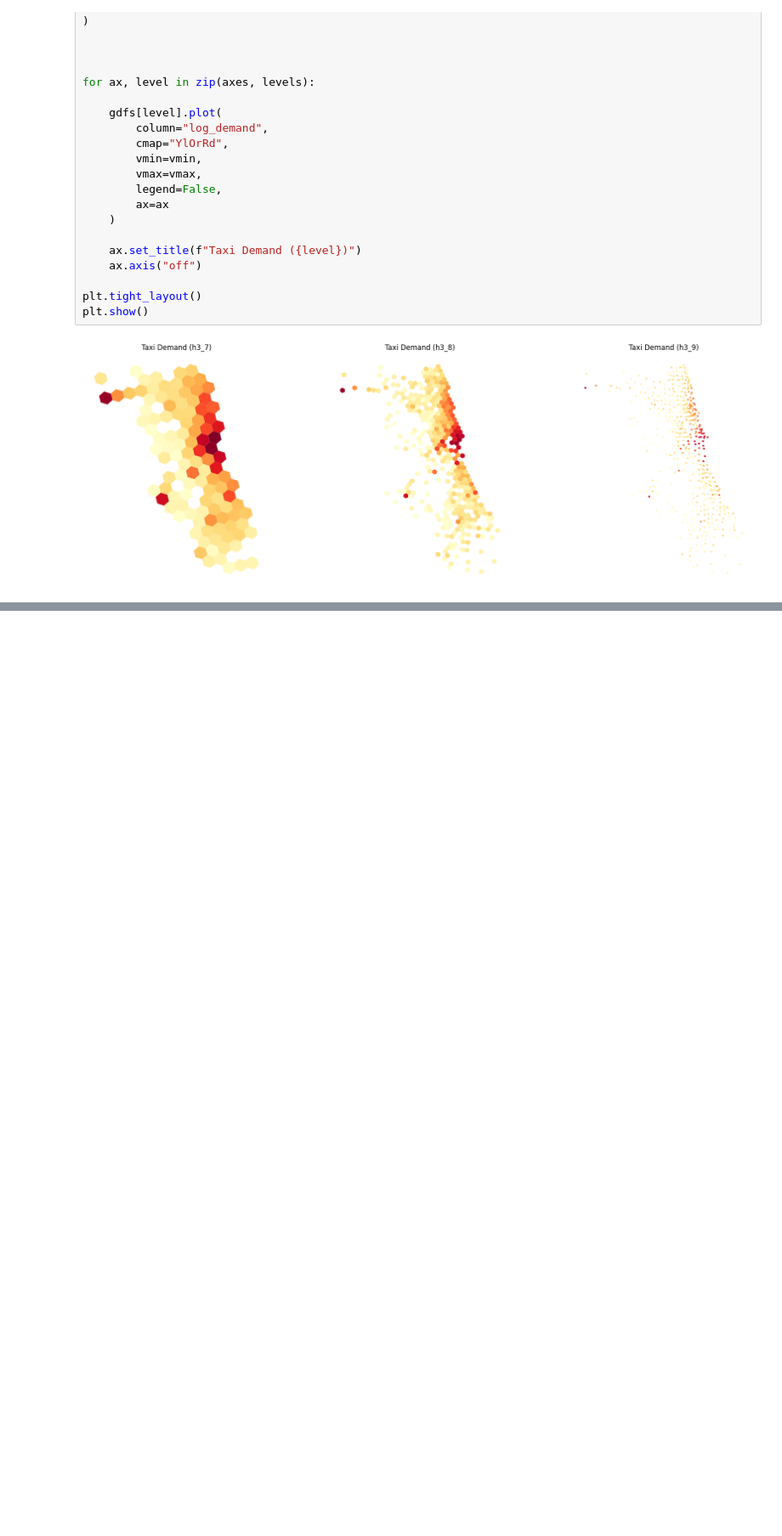
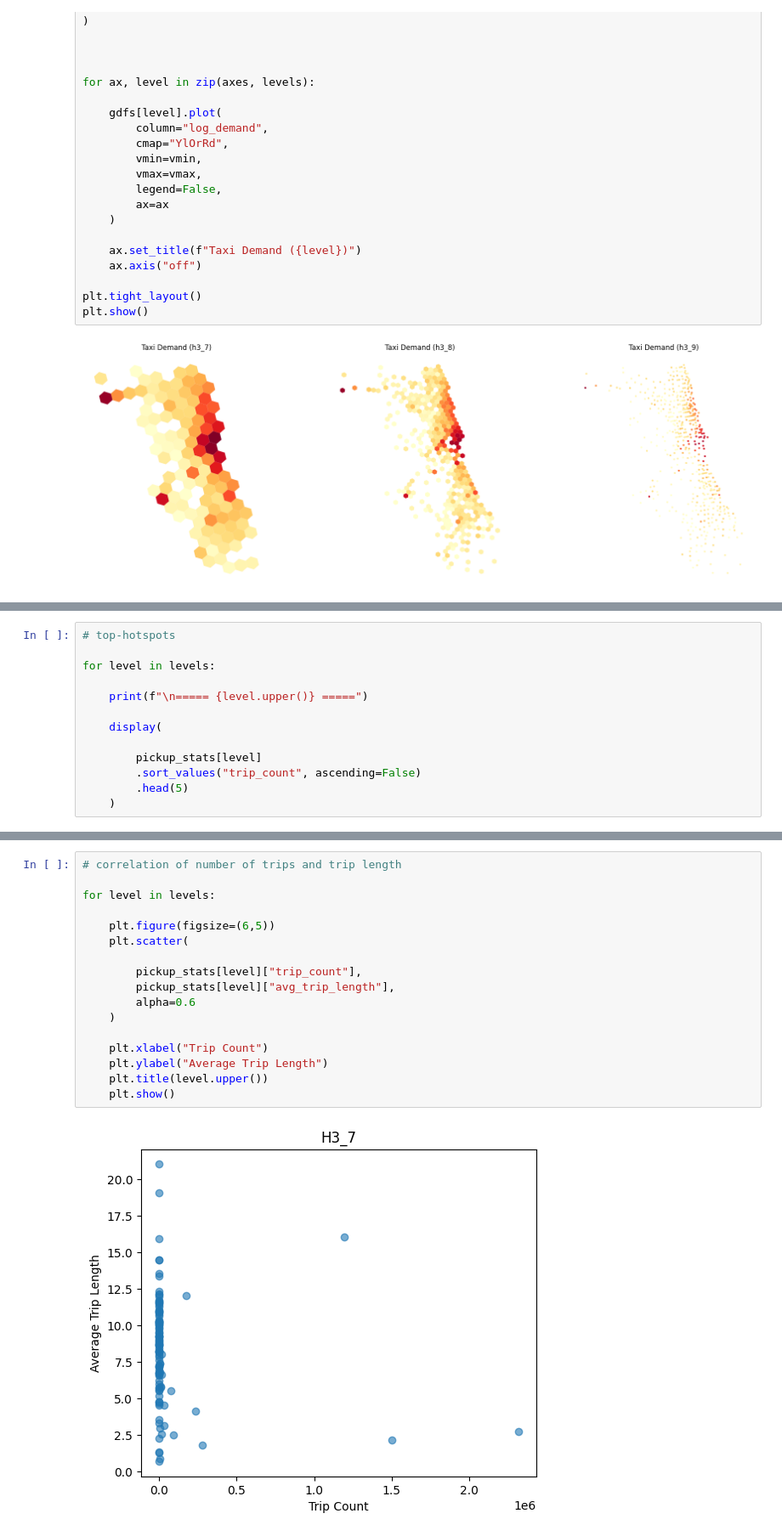
Before and after one commit to larissatheilmann/AAA_Project_Group7, a Jupyter notebook: notebooks/2.1 DescriptiveAnalysisSpatial.ipynb, the cells around one changed output, grey strips where cells are left out. Shown at 85% size. Saved outputs shown, nothing was run; the diff lists cells and outputs as text; blank space fills up the shorter version.

```diff
--- a/notebooks/2.1 DescriptiveAnalysisSpatial.ipynb
+++ b/notebooks/2.1 DescriptiveAnalysisSpatial.ipynb
@@ -203,0 +483,13 @@ for level in levels:
+# %%
+# top-hotspots
+
+for level in levels:
+
+    print(f"\n===== {level.upper()} =====")
+
+    display(
+
+        pickup_stats[level]
+        .sort_values("trip_count", ascending=False)
+        .head(5)
+    )
@@ -203,0 +518,19 @@ for level in levels:
+# %%
+# correlation of number of trips and trip length
+
+for level in levels:
+
+    plt.figure(figsize=(6,5))
+    plt.scatter(
+
+        pickup_stats[level]["trip_count"],
+        pickup_stats[level]["avg_trip_length"],
+        alpha=0.6
+    )
+
+    plt.xlabel("Trip Count")
+    plt.ylabel("Average Trip Length")
+    plt.title(level.upper())
+    plt.show()
+# %% [output]
+[figure, added]
```
Also changed, not shown: parts of 38 cells of this notebook, 30 other files.
